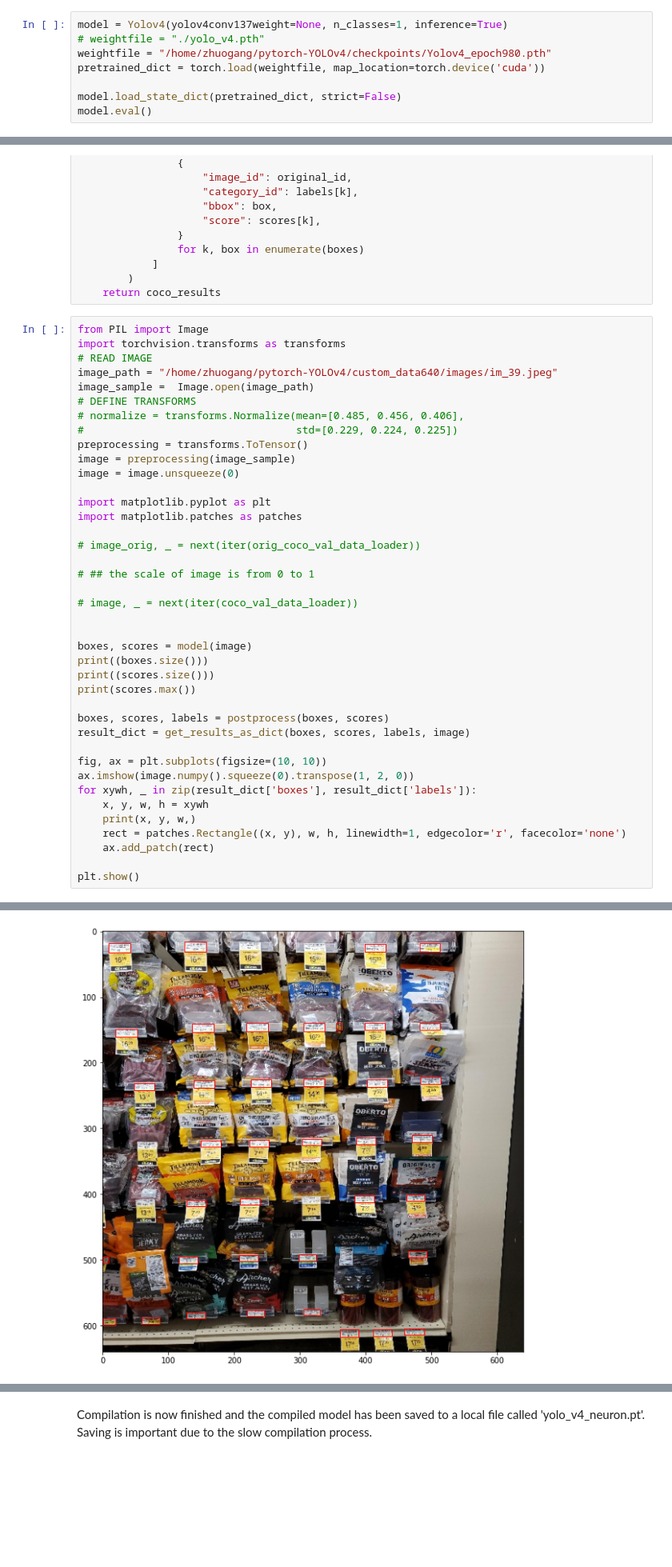
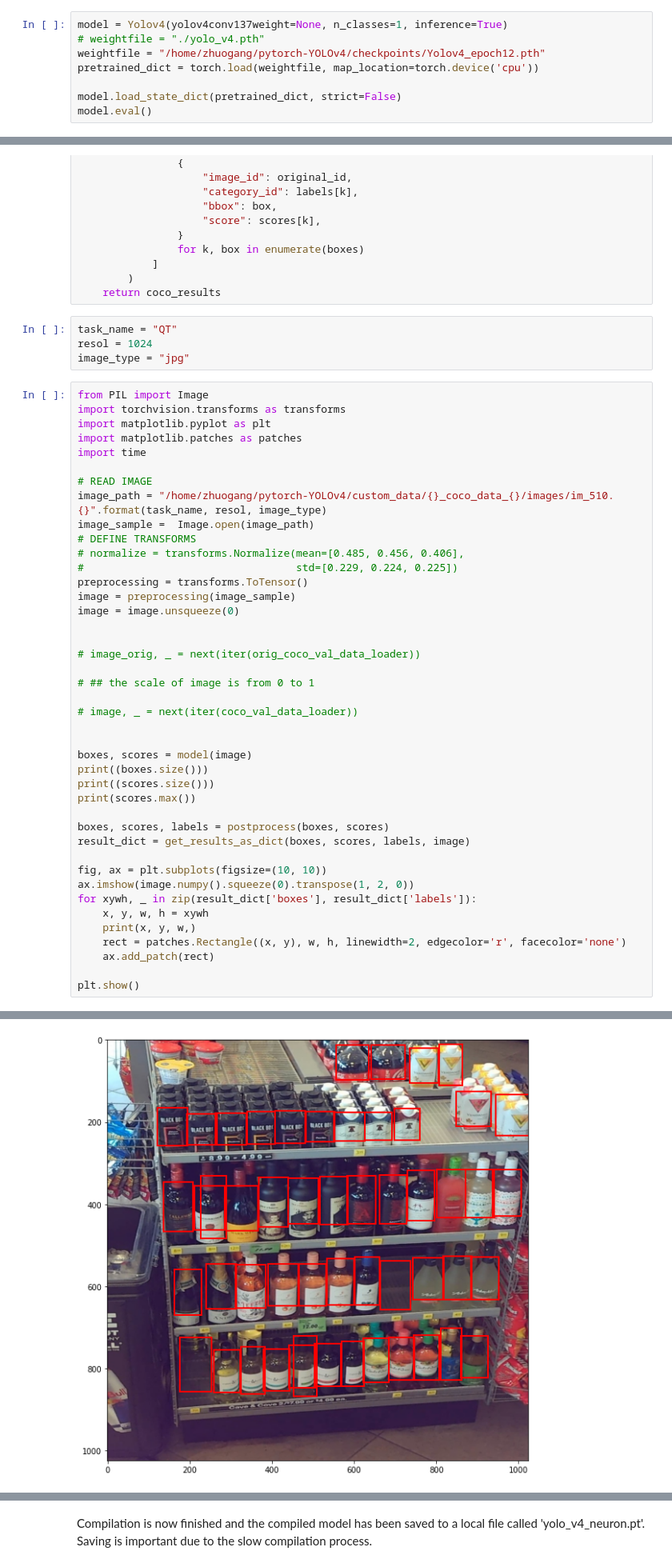
Before and after one commit to Zhuogang/pytorch-YOLOv4, a Jupyter notebook: workspace/yolo_v4_inference.ipynb, the cells around one changed output, grey strips where cells are left out. Shown at 80% size. Drawn from its saved outputs; the diff is of its cells as text; blank space fills up the shorter version.

```diff
--- a/workspace/yolo_v4_inference.ipynb
+++ b/workspace/yolo_v4_inference.ipynb
@@ -689,8 +689,8 @@ def get_region_boxes(boxes_and_confs):
 # %%
 model = Yolov4(yolov4conv137weight=None, n_classes=1, inference=True)
 # weightfile = "./yolo_v4.pth"
-weightfile = "/home/zhuogang/pytorch-YOLOv4/checkpoints/Yolov4_epoch980.pth"
-pretrained_dict = torch.load(weightfile, map_location=torch.device('cuda'))
+weightfile = "/home/zhuogang/pytorch-YOLOv4/checkpoints/Yolov4_epoch12.pth"
+pretrained_dict = torch.load(weightfile, map_location=torch.device('cpu'))
 
 model.load_state_dict(pretrained_dict, strict=False)
 model.eval()
@@ -873,11 +873,19 @@ def prepare_for_coco_detection(predictions):
             ]
         )
     return coco_results
+# %%
+task_name = "QT"
+resol = 1024
+image_type = "jpg"
 # %%
 from PIL import Image
 import torchvision.transforms as transforms
+import matplotlib.pyplot as plt
+import matplotlib.patches as patches
+import time
+
 # READ IMAGE
-image_path = "/home/zhuogang/pytorch-YOLOv4/custom_data640/images/im_39.jpeg"
+image_path = "/home/zhuogang/pytorch-YOLOv4/custom_data/{}_coco_data_{}/images/im_510.{}".format(task_name, resol, image_type)
 image_sample =  Image.open(image_path)
 # DEFINE TRANSFORMS
 # normalize = transforms.Normalize(mean=[0.485, 0.456, 0.406],
@@ -886,8 +894,6 @@ preprocessing = transforms.ToTensor()
 image = preprocessing(image_sample)
 image = image.unsqueeze(0)
 
-import matplotlib.pyplot as plt
-import matplotlib.patches as patches
 
 # image_orig, _ = next(iter(orig_coco_val_data_loader))
 
@@ -909,7 +915,7 @@ ax.imshow(image.numpy().squeeze(0).transpose(1, 2, 0))
 for xywh, _ in zip(result_dict['boxes'], result_dict['labels']):
     x, y, w, h = xywh
     print(x, y, w,)
-    rect = patches.Rectangle((x, y), w, h, linewidth=1, edgecolor='r', facecolor='none')
+    rect = patches.Rectangle((x, y), w, h, linewidth=2, edgecolor='r', facecolor='none')
     ax.add_patch(rect)
 
 plt.show()
@@ -934 +940 @@ tensor(0.9977, grad_fn=<MaxBackward1>)
-[figure, old version]
+[figure, new version]
```
Also changed, not shown: parts of 5 cells of this notebook, 1 other file.
